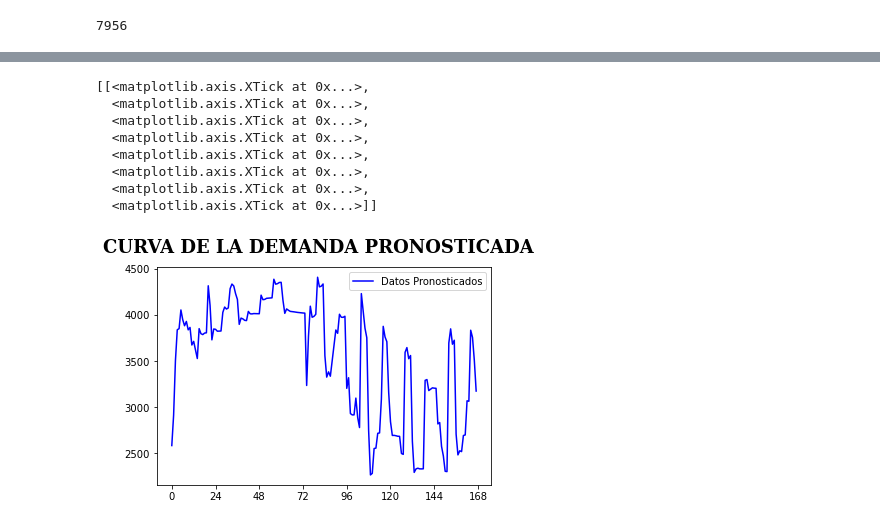
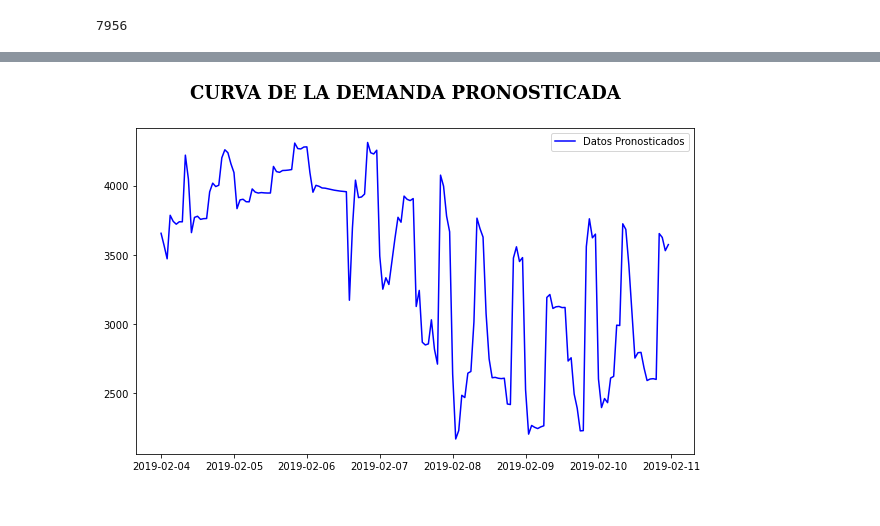
Before and after one commit to javieresk8/PowerDemandPrediction, a Jupyter notebook: NN_Models.ipynb, the cells around one changed output, grey strips where cells are left out. Saved outputs shown, nothing was run; the diff lists cells and outputs as text; code cells hidden in the pictures.

Commit message:
update/ Redo de todas las graficas en Models - hasta scatter

```diff
--- a/NN_Models.ipynb
+++ b/NN_Models.ipynb
@@ -315,0 +333,14 @@ plt.show()
+# %%
+#Union de datos
+#LSTM nos predice el dato time_step + 1 por tanto debemos unir a partir del dato 61 de nuestro data_test
+data_test_slic  = data_test[60:].copy()
+data_test_pred = pd.concat([data_test_slic,
+                  pd.DataFrame(prediccion,
+                               columns=['KW-H_PRED'],
+                               index = data_test_slic.index)],
+                 axis =1)
+# print(data_test_slic.shape)
+# print(prediccion.shape)
+# print(data_test_slic)
+# print(prediccion)
+data_test_pred.head(20)
@@ -316,26 +366,22 @@ plt.show()
 # %%
 # Figura 5.8: Curva de la demanda eléctrica pronosticada
-#Los primeros 7 dias de febrero
-prediccion_febrero = prediccion[:168]
-fig, ax_58 = plt.subplots()
-ax_58.plot(prediccion_febrero,
+#Los primeros 7 dias(completos) de la prediccion (4 de febrero)
+semana_estudio_test_pred = data_test_pred[
+    data_test_pred.index.get_loc('2019-02-04 00:00:00'):
+    data_test_pred.index.get_loc('2019-02-11 00:00:00')]
+
+semana_estudio_test = semana_estudio_test_pred['KW-H']
+semana_estudio_pred = semana_estudio_test_pred['KW-H_PRED']
+# semana_estudio_pred
+plt.figure(figsize=(10,6))
+plt.plot(semana_estudio_pred,
            color='blue',
            label='Datos Pronosticados')
 plt.suptitle('CURVA DE LA DEMANDA PRONOSTICADA',
             fontsize = 18,
             fontweight = 'bold',
             fontfamily='serif')
-# plt.xlabel('1 1 1 2 2 2 3 3 3 4 4 4 5 5 5 6 6 7 7 7')
 plt.legend()
-ax_58.set(xticks =range(0, len(prediccion_febrero)+ 1, 24))
-# plt.show()
+plt.show()
 # %% [output]
-[[<matplotlib.axis.XTick at 0x...>,
-  <matplotlib.axis.XTick at 0x...>,
-  <matplotlib.axis.XTick at 0x...>,
-  <matplotlib.axis.XTick at 0x...>,
-  <matplotlib.axis.XTick at 0x...>,
-  <matplotlib.axis.XTick at 0x...>,
-  <matplotlib.axis.XTick at 0x...>,
-  <matplotlib.axis.XTick at 0x...>]]
-[figure, old version]
+[figure, new version]
```
Also changed, not shown: parts of 18 cells of this notebook, 9 other files.
